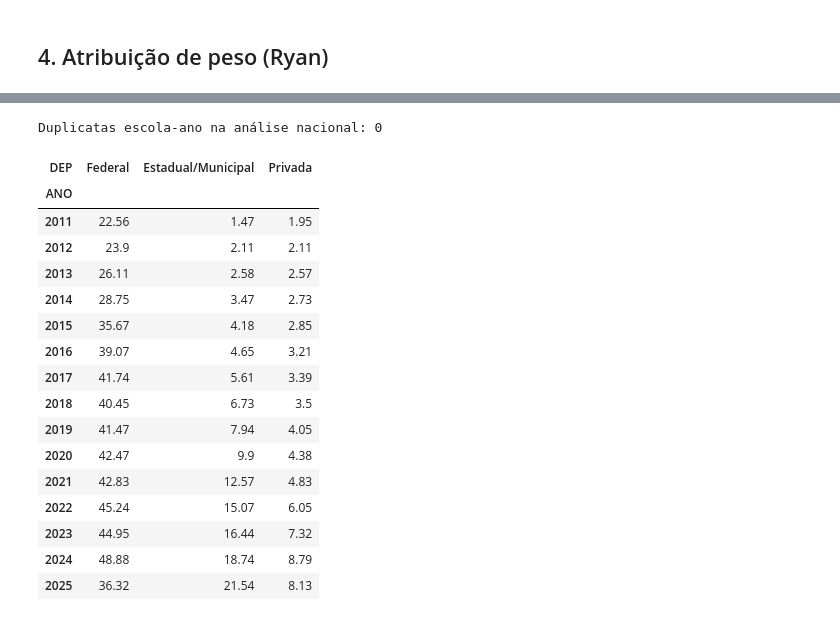
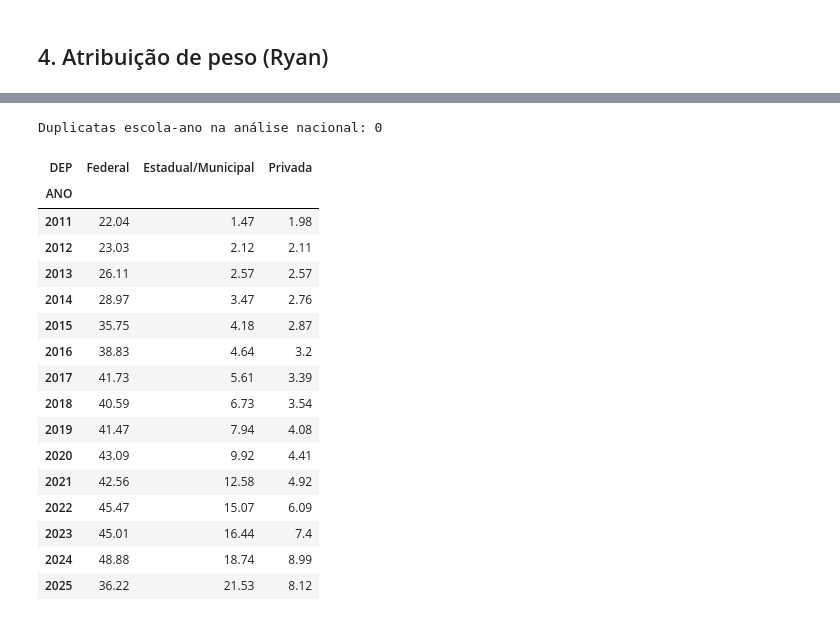
Before and after one commit to daniela-mmoraes/ED-Dados-INEP, a Jupyter notebook: 04. Final/graficos_finais.ipynb, the cells around one changed output, grey strips where cells are left out. Drawn from its saved outputs; the diff is of its cells as text; code cells hidden in the pictures.

```diff
--- a/04. Final/graficos_finais.ipynb
+++ b/04. Final/graficos_finais.ipynb
@@ -895,89 +974,98 @@ Análise da evolução da modalidade regular no conjunto de escolas de cada depe
 # %%
-
 # ==========================================================
-# GRÁFICO 1.1 — TABELA DE EXPANSÃO DAS ESCOLAS INTEGRAIS
-# Evolução nacional por dependência administrativa
+# GRÁFICO 1 — EXPANSÃO NACIONAL
+# Escolas integrais por dependência administrativa
 # ==========================================================
 
+
 # ----------------------------------------------------------
-# 1. PREPARAÇÃO DOS DADOS
+# 1. PREPARAÇÃO DA AMOSTRA
 # ----------------------------------------------------------
 
-g1_1 = (
-    df_g1[
-        df_g1["DEP"].isin(DEPS_GRAFICO1_1)
-        & df_g1["ANO"].between(*ANOS_GRAFICO1)
+dados_grafico1 = (
+    df_analise.loc[
+        df_analise["DEP"].isin(DEPS_GRAFICO1)
+        & df_analise["ANO"].between(*ANOS_EXPANSAO)
     ]
     .copy()
 )
 
-# Identificar escolas classificadas como integrais
-g1_1["INTEGRAL"] = g1_1["ENS_PRED_EM"].eq("Integral")
-
 # Conferência de duplicatas escola-ano
-duplicadas_g1_1 = int(
-    g1_1.duplicated(["ANO", "CO_ESCOLA"]).sum()
+duplicadas_grafico1 = int(
+    dados_grafico1.duplicated(
+        ["ANO", "CO_ESCOLA"]
+    ).sum()
 )
 
 print(
     f"Duplicatas escola-ano na análise nacional: "
-    f"{duplicadas_g1_1}"
+    f"{duplicadas_grafico1}"
 )
+
+assert duplicadas_grafico1 == 0, (
+    "Foram encontradas duplicatas escola-ano. "
+    "Verifique a base antes de agregar os dados."
+)
+
 
 # ----------------------------------------------------------
 # 2. AGREGAÇÃO POR ANO E DEPENDÊNCIA
 # ----------------------------------------------------------
 
-tab1_1 = (
-    g1_1.groupby(["DEP", "ANO"])
+tabela_grafico1 = (
+    dados_grafico1
+    .groupby(["DEP", "ANO"])
     .agg(
-        escolas=("CO_ESCOLA", "size"),
+        escolas=("CO_ESCOLA", "nunique"),
         integrais=("INTEGRAL", "sum")
     )
     .reset_index()
 )
 
 # Percentual de escolas integrais
-tab1_1["pct_integrais"] = (
-    100 * tab1_1["integrais"] / tab1_1["escolas"]
+tabela_grafico1["pct_integrais"] = (
+    100
+    * tabela_grafico1["integrais"]
+    / tabela_grafico1["escolas"]
 )
 
-# Salvar tabela completa
-tab1_1.to_csv(
-    SAIDA / "tab1_1_expansao_nacional_dependencia.csv",
+
+# ----------------------------------------------------------
+# 3. EXPORTAÇÃO E EXIBIÇÃO DOS RESULTADOS
+# ----------------------------------------------------------
+
+tabela_grafico1.to_csv(
+    PASTA_SAIDA / "tab1_expansao_nacional_dependencia.csv",
     index=False,
     encoding="utf-8-sig"
 )
 
-# ----------------------------------------------------------
-# 3. EXIBIÇÃO DOS RESULTADOS
-# ----------------------------------------------------------
-
 display(
-    tab1_1.pivot(
+    tabela_grafico1
+    .pivot(
         index="ANO",
         columns="DEP",
         values="pct_integrais"
     )
-    .reindex(columns=DEPS_GRAFICO1_1)
+    .reindex(columns=DEPS_GRAFICO1)
     .round(2)
 )
 # %% [output]
 Duplicatas escola-ano na análise nacional: 0
 | DEP | Federal | Estadual/Municipal | Privada |
 | ANO |  |  |  |
-| 2011 | 22.56 | 1.47 | 1.95 |
-| 2012 | 23.9 | 2.11 | 2.11 |
-| 2013 | 26.11 | 2.58 | 2.57 |
-| 2014 | 28.75 | 3.47 | 2.73 |
-| 2015 | 35.67 | 4.18 | 2.85 |
-| 2016 | 39.07 | 4.65 | 3.21 |
-| 2017 | 41.74 | 5.61 | 3.39 |
-| 2018 | 40.45 | 6.73 | 3.5 |
-| 2019 | 41.47 | 7.94 | 4.05 |
-| 2020 | 42.47 | 9.9 | 4.38 |
-| 2021 | 42.83 | 12.57 | 4.83 |
-| 2022 | 45.24 | 15.07 | 6.05 |
-| 2023 | 44.95 | 16.44 | 7.32 |
-| 2024 | 48.88 | 18.74 | 8.79 |
-| 2025 | 36.32 | 21.54 | 8.13 |
+| 2011 | 22.04 | 1.47 | 1.98 |
+| 2012 | 23.03 | 2.12 | 2.11 |
+| 2013 | 26.11 | 2.57 | 2.57 |
+| 2014 | 28.97 | 3.47 | 2.76 |
+| 2015 | 35.75 | 4.18 | 2.87 |
+| 2016 | 38.83 | 4.64 | 3.2 |
+| 2017 | 41.73 | 5.61 | 3.39 |
+| 2018 | 40.59 | 6.73 | 3.54 |
+| 2019 | 41.47 | 7.94 | 4.08 |
+| 2020 | 43.09 | 9.92 | 4.41 |
+| 2021 | 42.56 | 12.58 | 4.92 |
+| 2022 | 45.47 | 15.07 | 6.09 |
+| 2023 | 45.01 | 16.44 | 7.4 |
+| 2024 | 48.88 | 18.74 | 8.99 |
+| 2025 | 36.22 | 21.53 | 8.12 |
```
Also changed, not shown: parts of 30 cells of this notebook.
